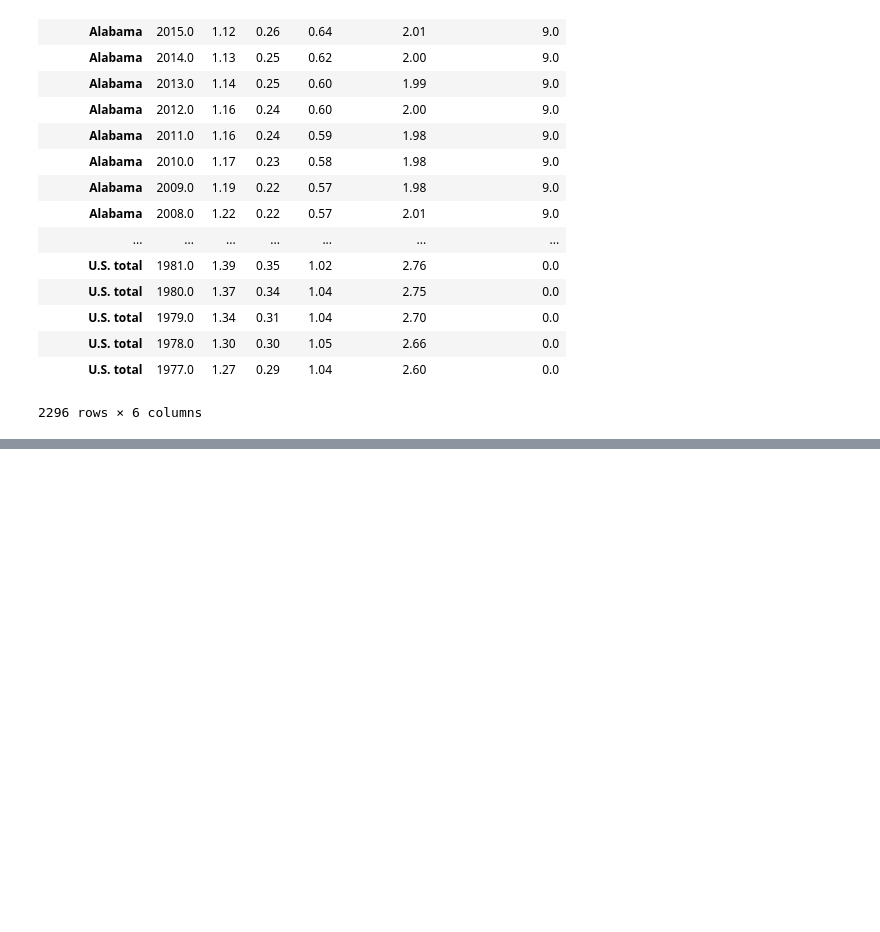
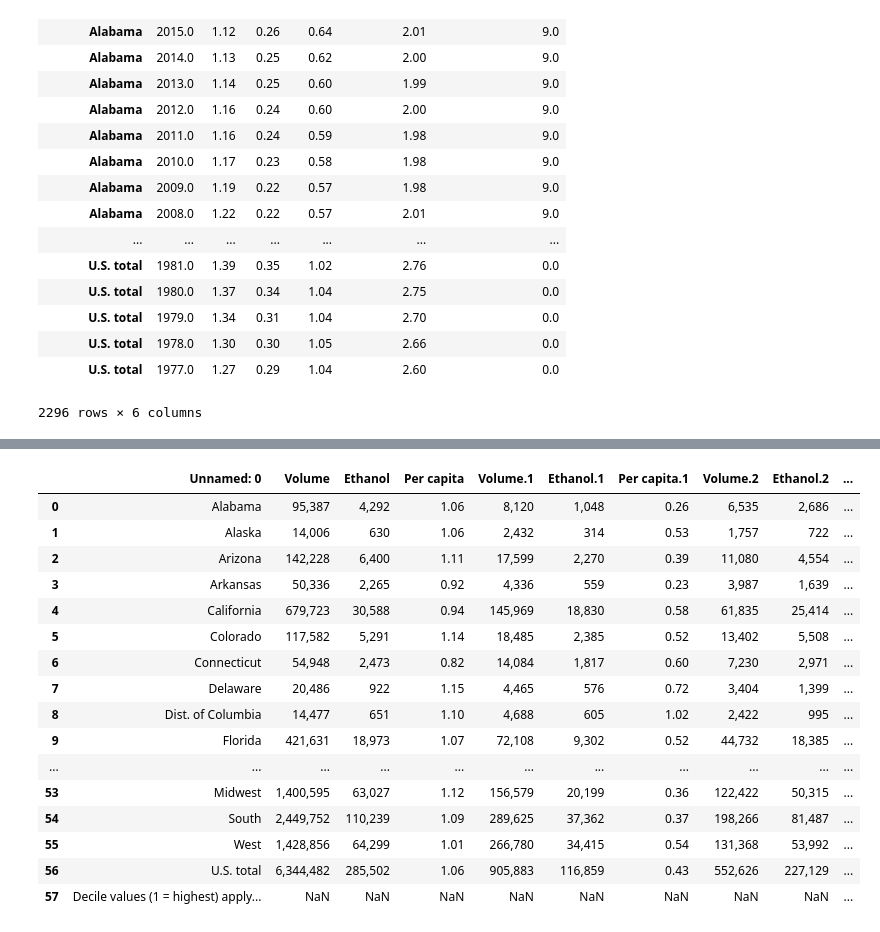
Before and after one commit to epayne323/ProjectOneRepo, a Jupyter notebook: Notebooks/Working_DataCleanup_RM.ipynb, the cells around one changed output, grey strips where cells are left out. Cells and saved outputs as stored; diff of their text form; code cells hidden in the pictures; blank space fills up the shorter version.

Commit message:
adding oor rent data and consumption data clean

```diff
--- a/Notebooks/Working_DataCleanup_RM.ipynb
+++ b/Notebooks/Working_DataCleanup_RM.ipynb
@@ -435,0 +639,3 @@ alcohol_consump_geo_df.to_csv(os.path.join("..","Data","Clean","per_capita_alcoh
+# %%
+file_consump = pd.read_csv(os.path.join("..","Data","Raw","NIAAA_2017_Alcohol_Consumption_2017.csv"), header = 3)
+print(file_consump)
@@ -435,0 +660,21 @@ alcohol_consump_geo_df.to_csv(os.path.join("..","Data","Clean","per_capita_alcoh
+# %%
+consumption_df = pd.DataFrame(file_consump)
+consumption_df
+# %% [output]
+|  | Unnamed: 0 | Volume | Ethanol | Per capita | Volume.1 | Ethanol.1 | Per capita.1 | Volume.2 | Ethanol.2 | ... |
+| 0 | Alabama | 95,387 | 4,292 | 1.06 | 8,120 | 1,048 | 0.26 | 6,535 | 2,686 | ... |
+| 1 | Alaska | 14,006 | 630 | 1.06 | 2,432 | 314 | 0.53 | 1,757 | 722 | ... |
+| 2 | Arizona | 142,228 | 6,400 | 1.11 | 17,599 | 2,270 | 0.39 | 11,080 | 4,554 | ... |
+| 3 | Arkansas | 50,336 | 2,265 | 0.92 | 4,336 | 559 | 0.23 | 3,987 | 1,639 | ... |
+| 4 | California | 679,723 | 30,588 | 0.94 | 145,969 | 18,830 | 0.58 | 61,835 | 25,414 | ... |
+| 5 | Colorado | 117,582 | 5,291 | 1.14 | 18,485 | 2,385 | 0.52 | 13,402 | 5,508 | ... |
+| 6 | Connecticut | 54,948 | 2,473 | 0.82 | 14,084 | 1,817 | 0.60 | 7,230 | 2,971 | ... |
+| 7 | Delaware | 20,486 | 922 | 1.15 | 4,465 | 576 | 0.72 | 3,404 | 1,399 | ... |
+| 8 | Dist. of Columbia | 14,477 | 651 | 1.10 | 4,688 | 605 | 1.02 | 2,422 | 995 | ... |
+| 9 | Florida | 421,631 | 18,973 | 1.07 | 72,108 | 9,302 | 0.52 | 44,732 | 18,385 | ... |
+| ... | ... | ... | ... | ... | ... | ... | ... | ... | ... | ... |
+| 53 | Midwest | 1,400,595 | 63,027 | 1.12 | 156,579 | 20,199 | 0.36 | 122,422 | 50,315 | ... |
+| 54 | South | 2,449,752 | 110,239 | 1.09 | 289,625 | 37,362 | 0.37 | 198,266 | 81,487 | ... |
+| 55 | West | 1,428,856 | 64,299 | 1.01 | 266,780 | 34,415 | 0.54 | 131,368 | 53,992 | ... |
+| 56 | U.S. total | 6,344,482 | 285,502 | 1.06 | 905,883 | 116,859 | 0.43 | 552,626 | 227,129 | ... |
+| 57 | Decile values (1 = highest) apply... | NaN | NaN | NaN | NaN | NaN | NaN | NaN | NaN | ... |
```
Also changed, not shown: parts of 20 cells of this notebook, 2 other files.
